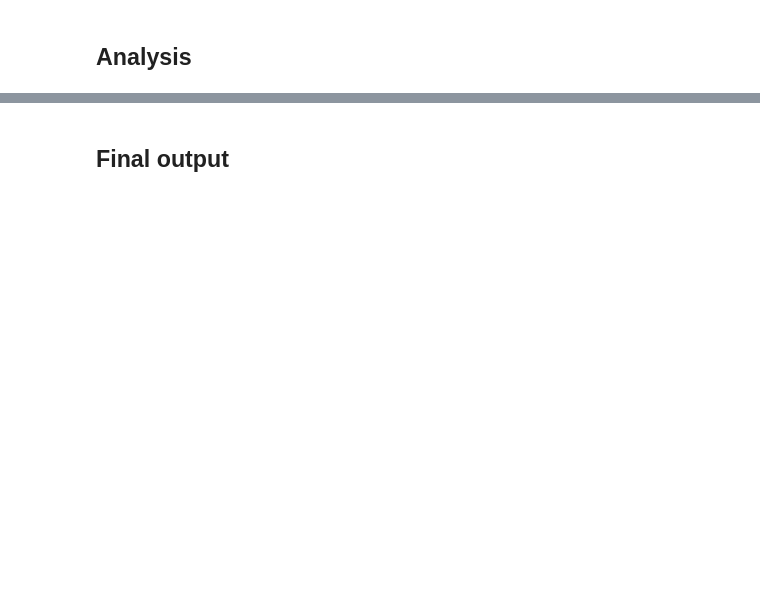
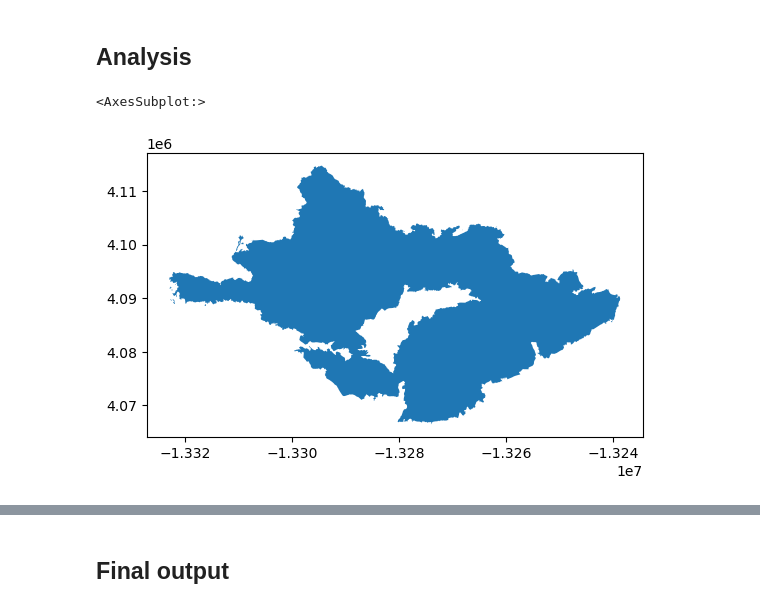
Before and after one commit to kateebeckerr/eds220_hwk4_task3_repo, a Jupyter notebook: hwk4_task3_repo.ipynb, the cells around one changed output, grey strips where cells are left out. Cells and saved outputs as stored; diff of their text form; code cells hidden in the pictures; blank space fills up the shorter version.

```diff
--- a/hwk4_task3_repo.ipynb
+++ b/hwk4_task3_repo.ipynb
@@ -100,2 +231,10 @@ california.head()
 # %% [markdown]
 ## Analysis
+# %%
+#filters the rows in the california dataframe where the fire_name column is equal to thomas and creates a new dataframe called thomas_Fire containing only the filtered rows
+#visualizes the geometries associated with the thomas fires
+thomas_fire = california[california['FIRE_NAME'] == 'THOMAS']
+thomas_fire.plot()
+# %% [output]
+<AxesSubplot:>
+[figure, added]
```
Also changed, not shown: parts of 29 cells of this notebook.
